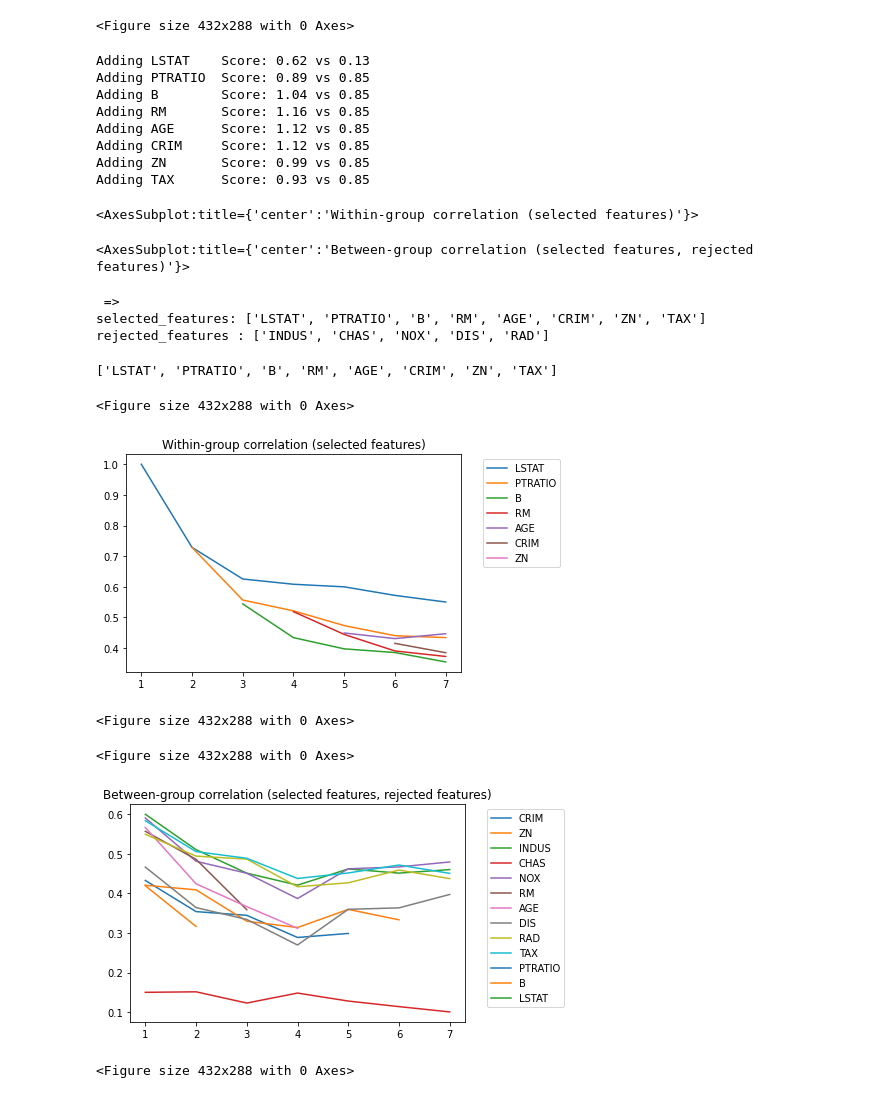
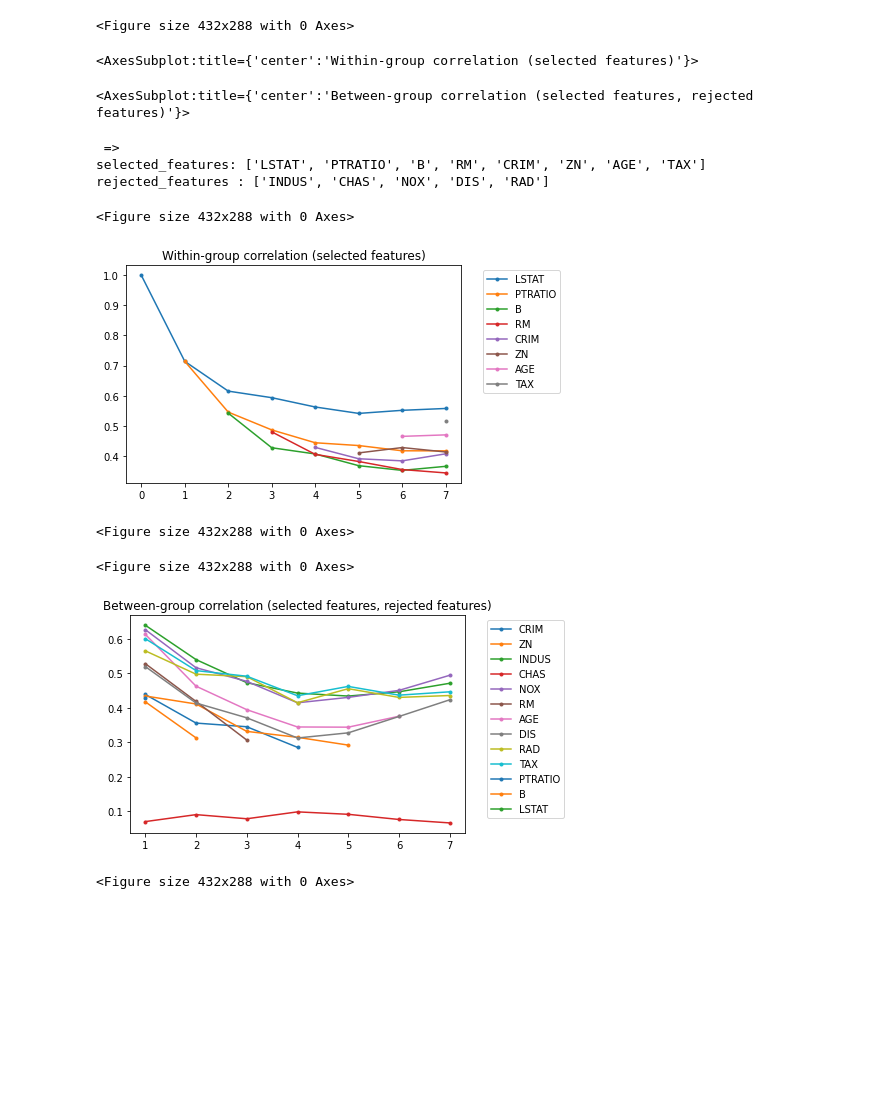
Before and after one commit to Thessal/kakao_interview, a Jupyter notebook: problem_3.ipynb, the cells around one changed output. Saved outputs shown, nothing was run; the diff lists cells and outputs as text; code cells hidden in the pictures; blank space fills up the shorter version.

```diff
--- a/problem_3.ipynb
+++ b/problem_3.ipynb
@@ -308,58 +310,54 @@ def greedy_feature_selection(df, target_name, dummy_name):
     rejected_feature = [x for x in df.columns if x is not target_name]
 
     def thres_score(too_bad, good_enough):
         return (
             lambda x : np.interp(x, [-1000, too_bad, good_enough, 10000], [-10000,0,good_enough,1000]) if np.isfinite(x) else 0
         )
 
     within_group_corr = []
     between_group_corr = []
+    avg_target_corr = []
     while (len(rejected_feature)>0) :
         prediction_power = corr_all.loc()['MEDV'][rejected_feature].map( thres_score(0.0,0.6) )
         correlation = corr_all.loc()[rejected_feature][selected_feature]
         uniqueness = correlation.apply(lambda x : 1.0-x.mean(),axis=1).map( thres_score(1.0-0.6,1.0-0.3) )
-        self_correlation = corr_all.loc()[selected_feature][selected_feature].mean(axis=1)
         score = prediction_power+uniqueness
         winner = score.idxmax()
         if (winner == dummy_name) :
             break
-        print(f'Adding {winner}\tScore: {score[winner]:.2f} vs {score[dummy_name]:.2f}')
+        #print(f'Adding {winner}\tScore: {score[winner]:.2f} vs {score[dummy_name]:.2f}')
+        rejected_feature.remove(winner)
+        selected_feature.append(winner)
+        self_correlation = corr_all.loc()[selected_feature][selected_feature].mean(axis=1)
         within_group_corr+=[self_correlation.copy()]
         between_group_corr+=[correlation.mean(axis=1).copy()]
-        rejected_feature.remove(winner)
-        selected_feature.append(winner)
+        avg_target_corr.append(corr_all.loc()['MEDV'][selected_feature].mean())
+        #stat.append(prediction_power[selected_feature].mean()*len(selected_feature))
 
     plt.figure()
-    p = pd.concat(within_group_corr,axis=1).T.plot(title='Within-group correlation (selected features)')
+    p = pd.concat(within_group_corr,axis=1).T.plot(style='.-', title='Within-group correlation (selected features)')
     plt.legend(bbox_to_anchor=(1.05, 1), loc='upper left')
     pprint(p)
     plt.figure()
-    p = pd.concat(between_group_corr,axis=1).T.plot(title='Between-group correlation (selected features, rejected features)')
+    p = pd.concat(between_group_corr,axis=1).T.plot(style='.-', title='Between-group correlation (selected features, rejected features)')
     plt.legend(bbox_to_anchor=(1.05, 1), loc='upper left')
     pprint(p)
     pprint(f'\nselected_features: {selected_feature}\nrejected_features : {rejected_feature}')
+    #pd.Series(avg_target_corr).plot()
     return selected_feature
 
-greedy_feature_selection(df_all_train,'MEDV','CHAS')
-#df_all_train.plot()
+selected_feature = greedy_feature_selection(df_all_train,'MEDV','CHAS')
+
+#category data나 nonlinear한 feature를 잘 고려하기 위해서는 correlation이 아니라 좀더 복잡한 모델을 넣을 수도 있을 것이다
 # %% [output]
-Adding LSTAT    Score: 0.62 vs 0.13
-Adding PTRATIO  Score: 0.89 vs 0.85
-Adding B        Score: 1.04 vs 0.85
-Adding RM       Score: 1.16 vs 0.85
-Adding AGE      Score: 1.12 vs 0.85
-Adding CRIM     Score: 1.12 vs 0.85
-Adding ZN       Score: 0.99 vs 0.85
-Adding TAX      Score: 0.93 vs 0.85
+<AxesSubplot:title={'center':'Within-group correlation (selected features)'}>
-<AxesSubplot:title={'center':'Within-group correlation (selected features)'}>
+<AxesSubplot:title={'center':'Between-group correlation (selected features, rejected features)'}>
-<AxesSubplot:title={'center':'Between-group correlation (selected features, rejected features)'}>
+ =>
+selected_features: ['LSTAT', 'PTRATIO', 'B', 'RM', 'CRIM', 'ZN', 'AGE', 'TAX']
+rejected_features : ['INDUS', 'CHAS', 'NOX', 'DIS', 'RAD']
- =>
-selected_features: ['LSTAT', 'PTRATIO', 'B', 'RM', 'AGE', 'CRIM', 'ZN', 'TAX']
-rejected_features : ['INDUS', 'CHAS', 'NOX', 'DIS', 'RAD']
+<Figure size 432x288 with 0 Axes>
+[figure, new version]
-['LSTAT', 'PTRATIO', 'B', 'RM', 'AGE', 'CRIM', 'ZN', 'TAX']
+<Figure size 432x288 with 0 Axes>
 <Figure size 432x288 with 0 Axes>
-[figure, old version]
+[figure, new version]
 <Figure size 432x288 with 0 Axes>
-<Figure size 432x288 with 0 Axes>
-[figure, old version]
-<Figure size 432x288 with 0 Axes>
```
Also changed, not shown: parts of 8 cells of this notebook.
